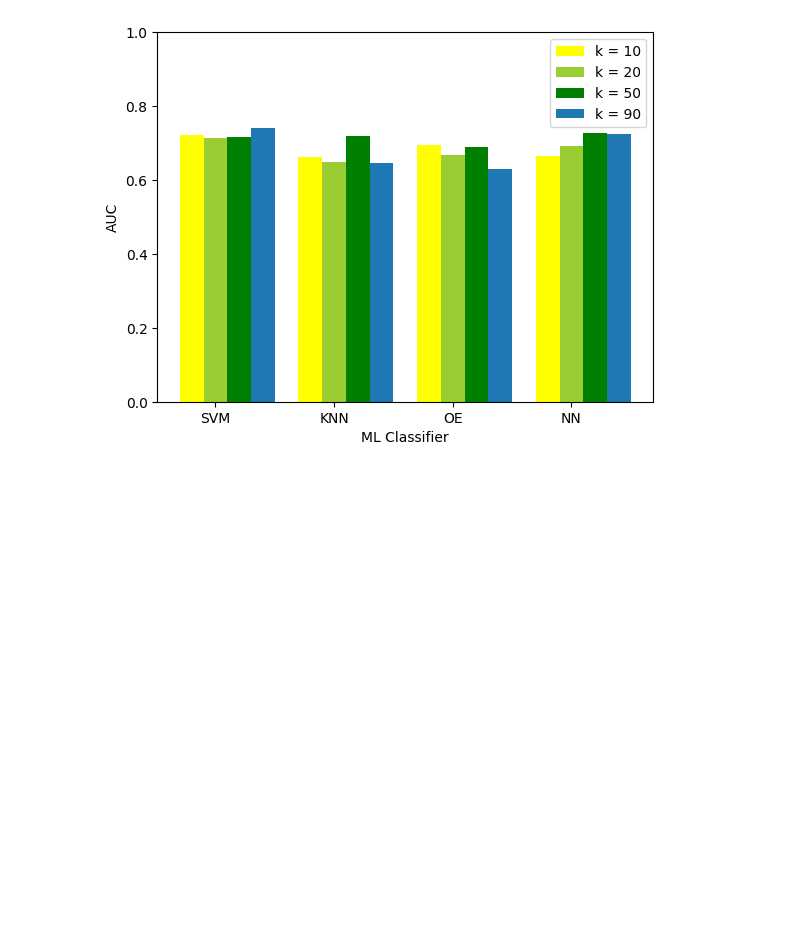
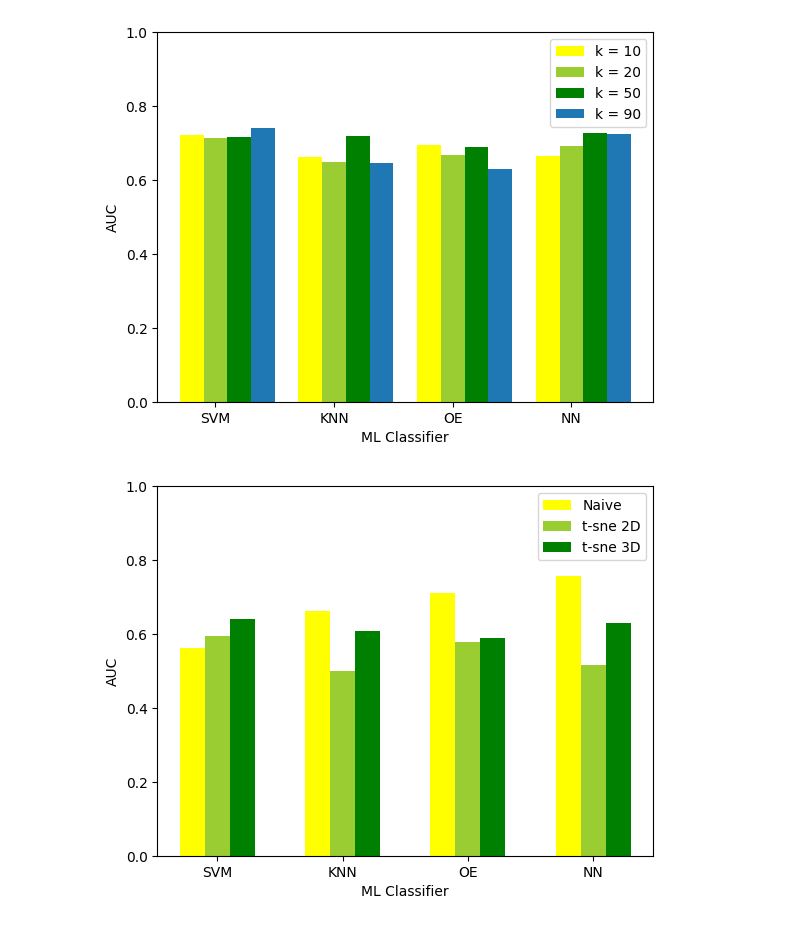
Before and after one commit to svenbbsp/BEP_sbierenbroodspot_1334859, a Jupyter notebook: Pyradiomics/v5/results.ipynb, the cells around one changed output. Saved outputs shown, nothing was run; the diff lists cells and outputs as text; code cells hidden in the pictures; blank space fills up the shorter version.

```diff
--- a/Pyradiomics/v5/results.ipynb
+++ b/Pyradiomics/v5/results.ipynb
@@ -85,3 +85,41 @@ ax.set_xticklabels(x_labels)
 plt.show()
 # %% [output]
 [figure]
+# %%
+# Define the data
+data = np.array([[0.563, 0.6621, 0.711, 0.7568], [0.5956,0.5007,0.5781,0.5154], [0.6399,0.6078,0.5897,0.63]])
+x_labels = ['SVM', 'KNN', 'OE', 'NN']
+y_labels = ['Naive', 't-sne 2D', 't-sne 3D']
+
+# Define the bar width
+bar_width = 0.2
+
+
+# Define the x-axis values for the bars
+x1 = np.arange(len(x_labels))
+x2 = [x + bar_width for x in x1]
+x3 = [x + bar_width for x in x2]
+
+colors = ['#FFFF00', '#9ACD31', '#008000']
+
+# Create the bar chart
+fig, ax = plt.subplots()
+ax.bar(x1, data[0], width=bar_width, label=y_labels[0], color=colors[0])
+ax.bar(x2, data[1], width=bar_width, label=y_labels[1], color=colors[1])
+ax.bar(x3, data[2], width=bar_width, label=y_labels[2], color=colors[2])
+ax.set_ylim(0, 1)
+ax.legend()
+
+# Set the title and labels for the axes
+#ax.set_title('Grouped Bar Chart with 2D Data')
+ax.set_xlabel('ML Classifier')
+ax.set_ylabel('AUC')
+
+# Set the x-axis ticks and labels
+ax.set_xticks(x2)
+ax.set_xticklabels(x_labels)
+
+# Show the chart
+plt.show()
+# %% [output]
+[figure, added]
```
Also changed, not shown: 3 other files.
